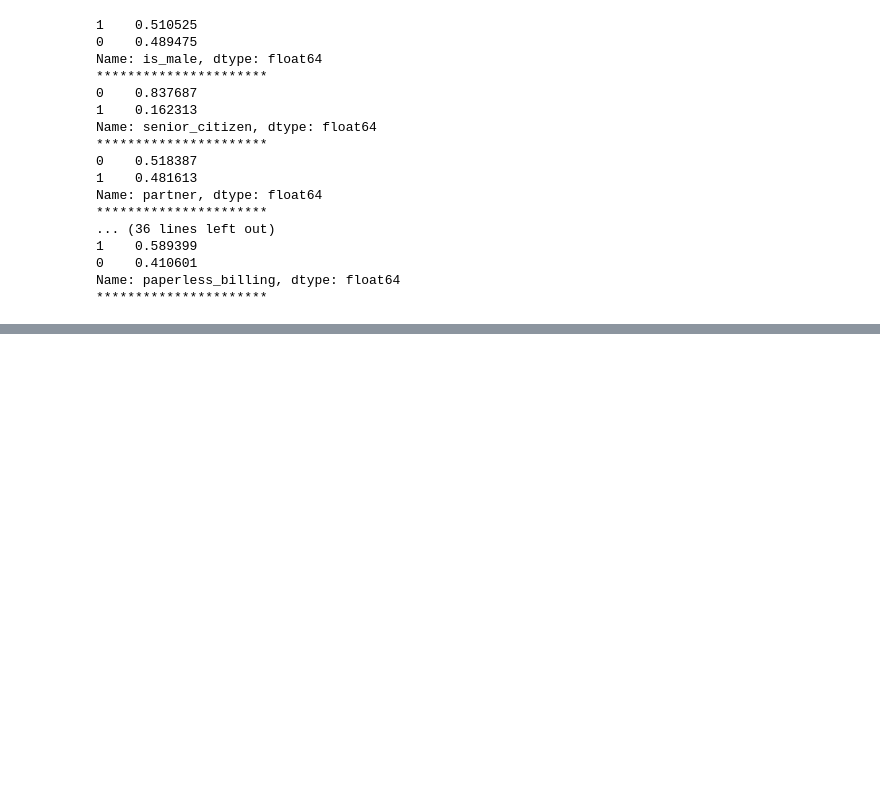
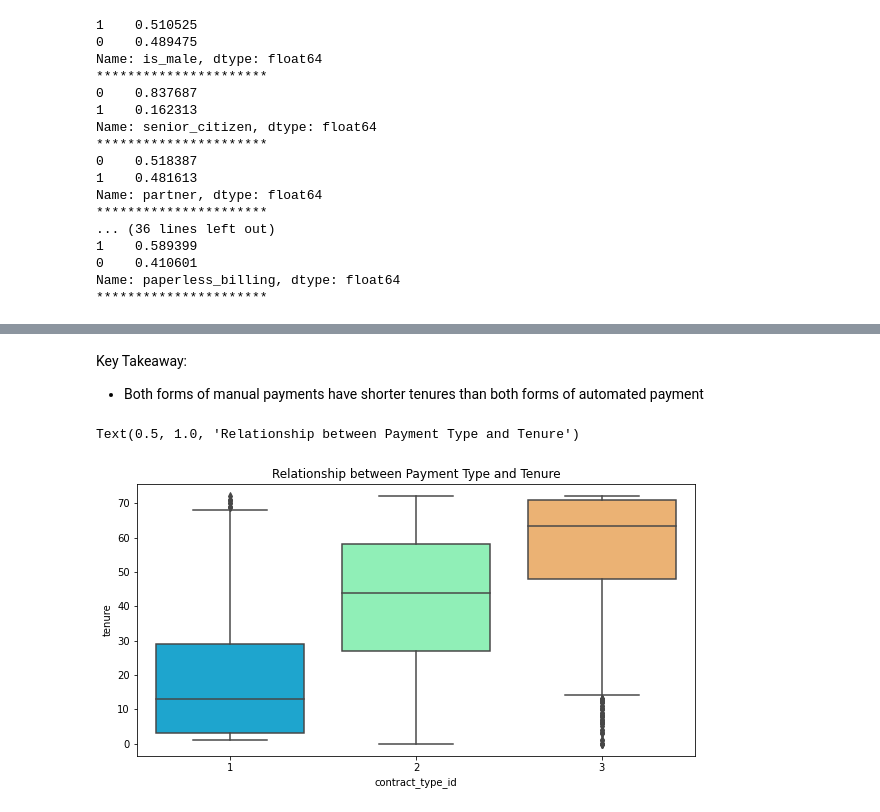
Before and after one commit to albertopuentes/Classification-Project---To-Churn-or-Not-To-Churn, a Jupyter notebook: classification_project.ipynb, the cells around one changed output, grey strips where cells are left out. Drawn from its saved outputs; the diff is of its cells as text; code cells hidden in the pictures; blank space fills up the shorter version.

```diff
--- a/classification_project.ipynb
+++ b/classification_project.ipynb
@@ -558,0 +585,11 @@ for i, col in enumerate(train.columns[:-1]):
+# %% [markdown]
+Key Takeaway:
+
+* Both forms of manual payments have shorter tenures than both forms of automated payment
+# %%
+plt.figure(figsize=(10,5))
+sns.boxplot(x=train.contract_type_id, y=train.tenure, data=train, palette='rainbow')
+plt.title('Relationship between Contract Type and Tenure')
+# %% [output]
+Text(0.5, 1.0, 'Relationship between Payment Type and Tenure')
+[figure, added]
```
Also changed, not shown: parts of 28 cells of this notebook.
